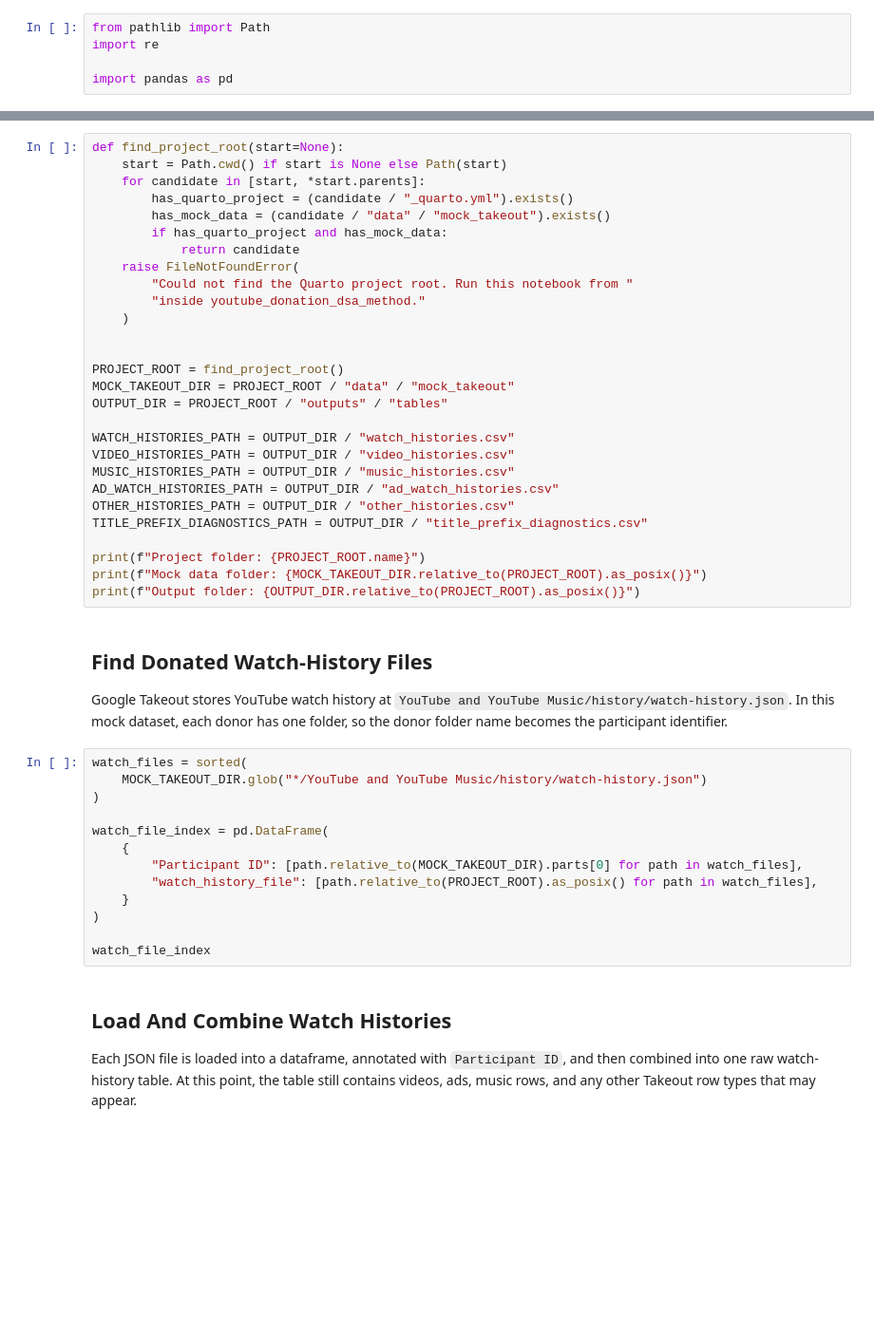
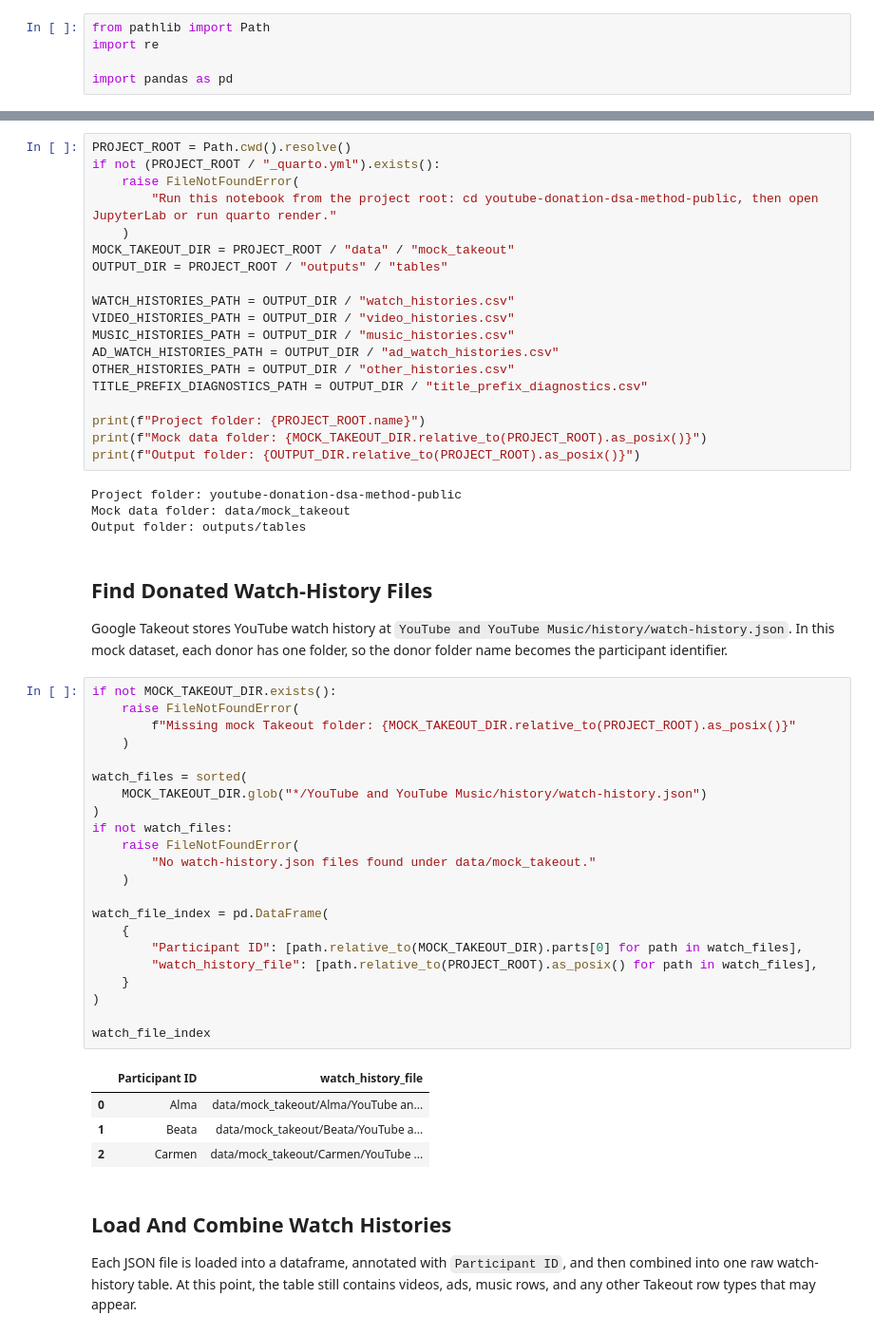
Before and after one commit to 2U2N/YouTube-donation-plus-dsa, a Jupyter notebook: scripts/01_clean_donated_watch_data.ipynb, the cells around one changed output, grey strips where cells are left out. Shown at 95% size. Saved outputs shown, nothing was run; the diff lists cells and outputs as text; blank space fills up the shorter version.

```diff
--- a/scripts/01_clean_donated_watch_data.ipynb
+++ b/scripts/01_clean_donated_watch_data.ipynb
@@ -29,18 +29,9 @@ The notebook is designed to run from the Quarto project root or from the `script
 # %%
-def find_project_root(start=None):
-    start = Path.cwd() if start is None else Path(start)
-    for candidate in [start, *start.parents]:
-        has_quarto_project = (candidate / "_quarto.yml").exists()
-        has_mock_data = (candidate / "data" / "mock_takeout").exists()
-        if has_quarto_project and has_mock_data:
-            return candidate
+PROJECT_ROOT = Path.cwd().resolve()
+if not (PROJECT_ROOT / "_quarto.yml").exists():
     raise FileNotFoundError(
-        "Could not find the Quarto project root. Run this notebook from "
-        "inside youtube_donation_dsa_method."
+        "Run this notebook from the project root: cd youtube-donation-dsa-method-public, then open JupyterLab or run quarto render."
     )
-
-
-PROJECT_ROOT = find_project_root()
 MOCK_TAKEOUT_DIR = PROJECT_ROOT / "data" / "mock_takeout"
 OUTPUT_DIR = PROJECT_ROOT / "outputs" / "tables"
 
@@ -54,23 +45,41 @@ TITLE_PREFIX_DIAGNOSTICS_PATH = OUTPUT_DIR / "title_prefix_diagnostics.csv"
 print(f"Project folder: {PROJECT_ROOT.name}")
 print(f"Mock data folder: {MOCK_TAKEOUT_DIR.relative_to(PROJECT_ROOT).as_posix()}")
 print(f"Output folder: {OUTPUT_DIR.relative_to(PROJECT_ROOT).as_posix()}")
+# %% [output]
+Project folder: youtube-donation-dsa-method-public
+Mock data folder: data/mock_takeout
+Output folder: outputs/tables
 # %% [markdown]
 ## Find Donated Watch-History Files
 
 Google Takeout stores YouTube watch history at `YouTube and YouTube Music/history/watch-history.json`. In this mock dataset, each donor has one folder, so the donor folder name becomes the participant identifier.
 # %%
+if not MOCK_TAKEOUT_DIR.exists():
+    raise FileNotFoundError(
+        f"Missing mock Takeout folder: {MOCK_TAKEOUT_DIR.relative_to(PROJECT_ROOT).as_posix()}"
+    )
+
 watch_files = sorted(
     MOCK_TAKEOUT_DIR.glob("*/YouTube and YouTube Music/history/watch-history.json")
 )
+if not watch_files:
+    raise FileNotFoundError(
+        "No watch-history.json files found under data/mock_takeout."
+    )
 
 watch_file_index = pd.DataFrame(
     {
         "Participant ID": [path.relative_to(MOCK_TAKEOUT_DIR).parts[0] for path in watch_files],
         "watch_history_file": [path.relative_to(PROJECT_ROOT).as_posix() for path in watch_files],
     }
 )
 
 watch_file_index
+# %% [output]
+|  | Participant ID | watch_history_file |
+| 0 | Alma | data/mock_takeout/Alma/YouTube an... |
+| 1 | Beata | data/mock_takeout/Beata/YouTube a... |
+| 2 | Carmen | data/mock_takeout/Carmen/YouTube ... |
 # %% [markdown]
 ## Load And Combine Watch Histories
 
```
Also changed, not shown: parts of 18 cells of this notebook, 24 other files.
